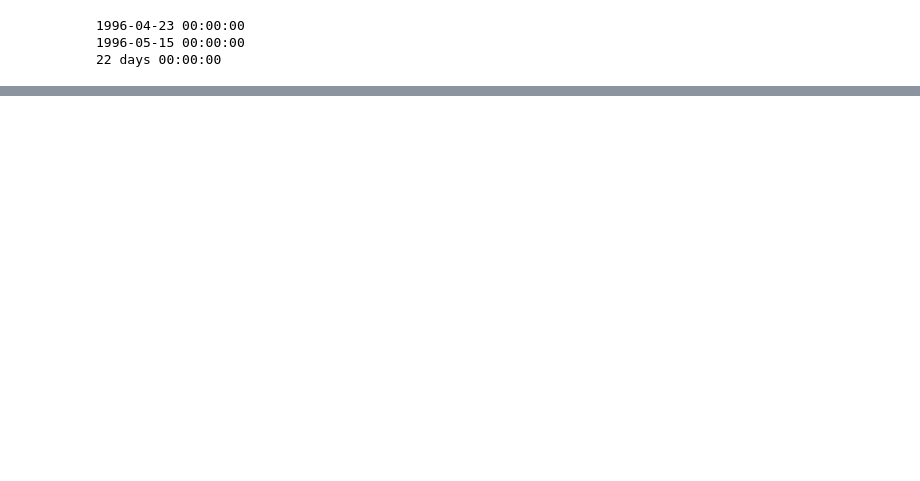
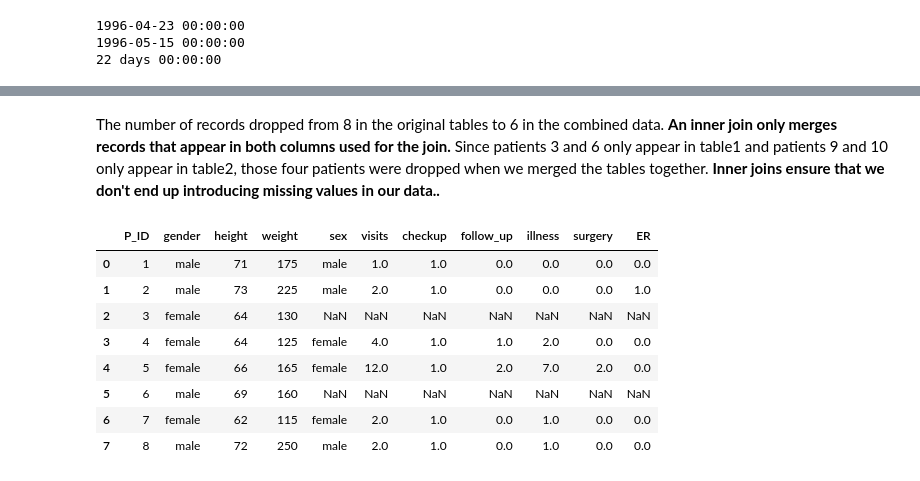
Before and after one commit to micaelasinger/PythonForDataAnalysis, a Jupyter notebook: Python for Data Analysis.ipynb, the cells around one changed output, grey strips where cells are left out. Drawn from its saved outputs; the diff is of its cells as text; code cells hidden in the pictures; blank space fills up the shorter version.

```diff
--- a/Python for Data Analysis.ipynb
+++ b/Python for Data Analysis.ipynb
@@ -2687,0 +2756,21 @@ print(dates.iloc[3,0]-dates.iloc[1,0])
+# %% [markdown]
+The number of records dropped from 8 in the original tables to 6 in the combined data. **An inner join only merges records that appear in both columns used for the join.** Since patients 3 and 6 only appear in table1 and patients 9 and 10 only appear in table2, those four patients were dropped when we merged the tables together. **Inner joins ensure that we don't end up introducing missing values in our data..**
+# %%
+# A left join keeps all key values in the first (left) data frame
+
+left_join = pd.merge(table1,
+                    table2,
+                    how="left",
+                    on="P_ID")
+
+left_join
+# %% [output]
+|  | P_ID | gender | height | weight | sex | visits | checkup | follow_up | illness | surgery | ER |
+| 0 | 1 | male | 71 | 175 | male | 1.0 | 1.0 | 0.0 | 0.0 | 0.0 | 0.0 |
+| 1 | 2 | male | 73 | 225 | male | 2.0 | 1.0 | 0.0 | 0.0 | 0.0 | 1.0 |
+| 2 | 3 | female | 64 | 130 | NaN | NaN | NaN | NaN | NaN | NaN | NaN |
+| 3 | 4 | female | 64 | 125 | female | 4.0 | 1.0 | 1.0 | 2.0 | 0.0 | 0.0 |
+| 4 | 5 | female | 66 | 165 | female | 12.0 | 1.0 | 2.0 | 7.0 | 2.0 | 0.0 |
+| 5 | 6 | male | 69 | 160 | NaN | NaN | NaN | NaN | NaN | NaN | NaN |
+| 6 | 7 | female | 62 | 115 | female | 2.0 | 1.0 | 0.0 | 1.0 | 0.0 | 0.0 |
+| 7 | 8 | male | 72 | 250 | male | 2.0 | 1.0 | 0.0 | 1.0 | 0.0 | 0.0 |
```
Also changed, not shown: parts of 12 cells of this notebook.
